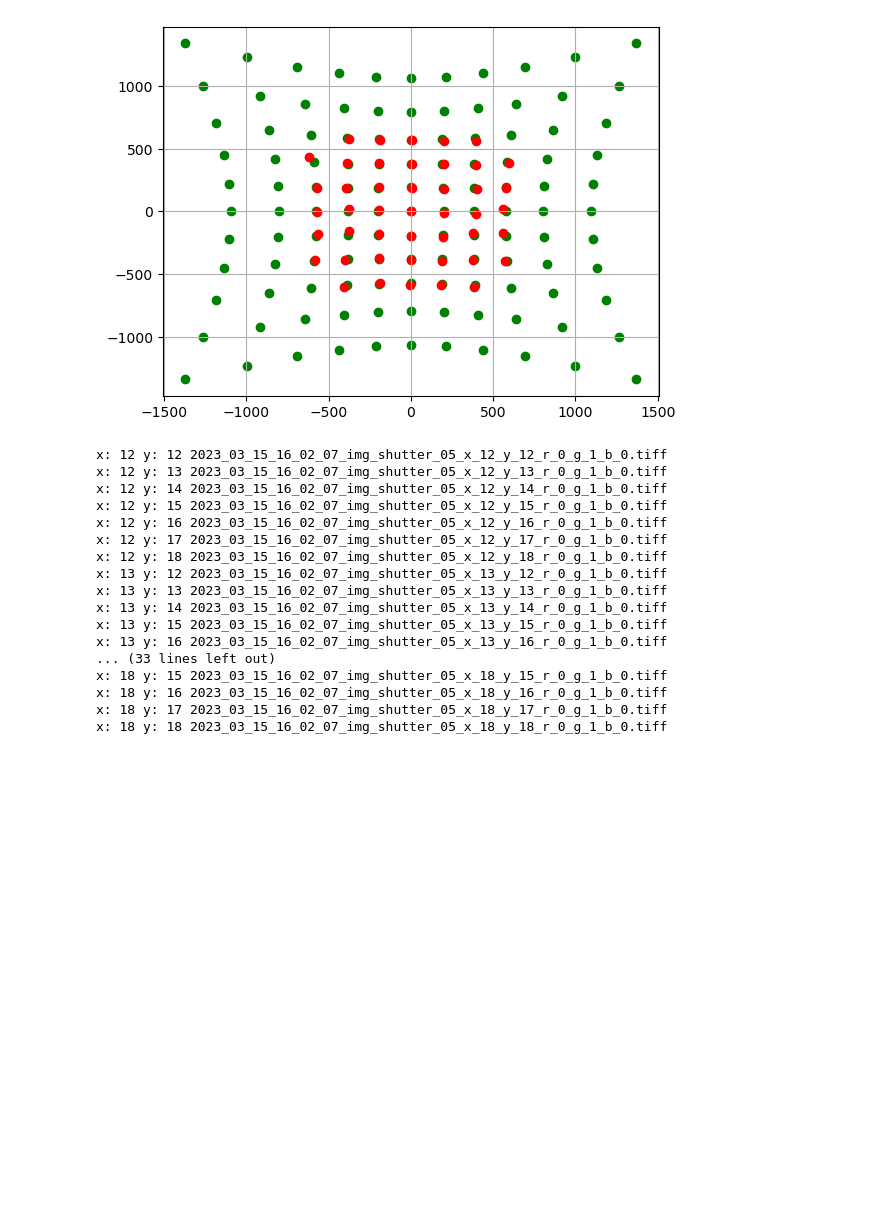
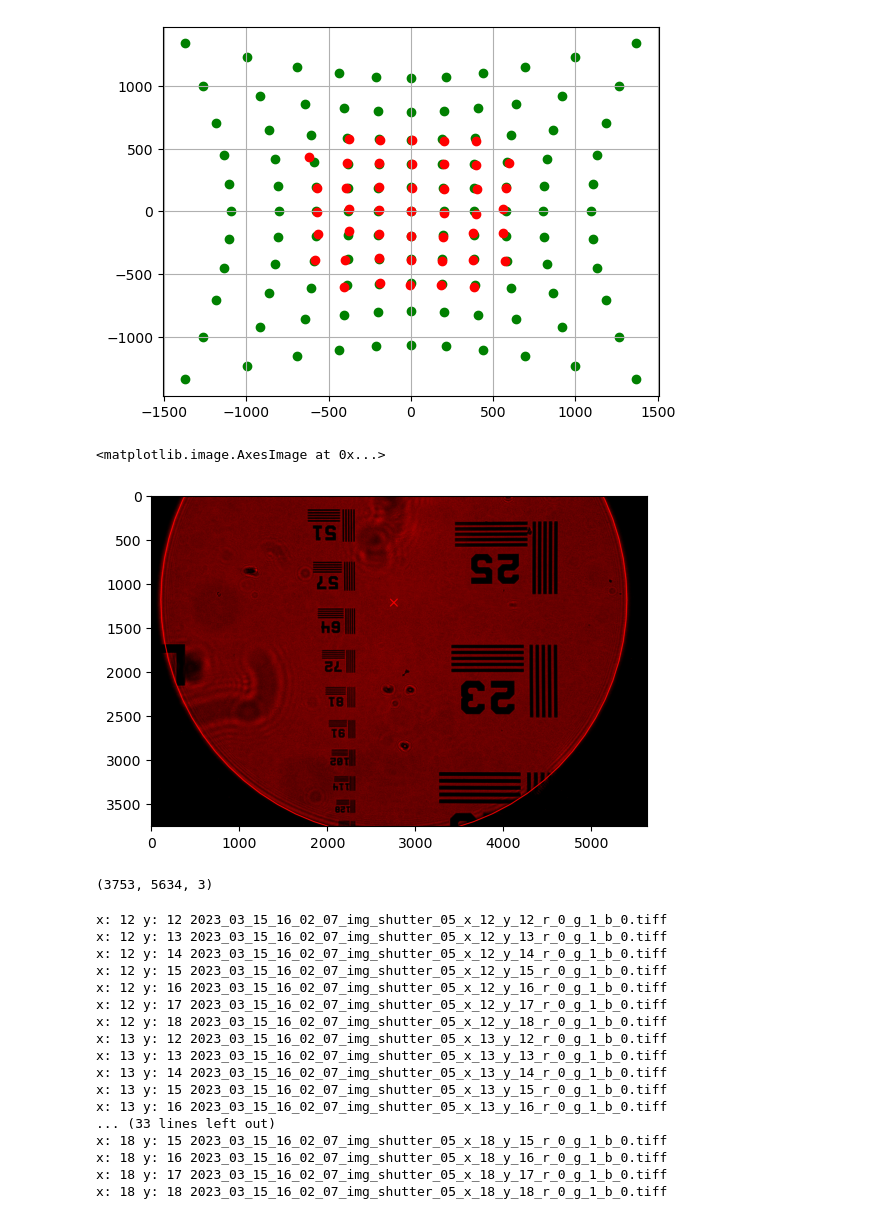
Before and after one commit to Muhammad-Kazim/Vignetting-Circle, a Jupyter notebook: big_figure.ipynb, the cells around one changed output. Cells and saved outputs as stored; diff of their text form; code cells hidden in the pictures; blank space fills up the shorter version.

```diff
--- a/big_figure.ipynb
+++ b/big_figure.ipynb
@@ -580,6 +580,36 @@ plt.scatter(distorted_points[:, 0], distorted_points[:, 1], color='red')
 plt.grid()
 # %% [output]
 [figure]
+# %%
+# 15, 15
+
+dir_path = "Z:/CSE\CSE-Research/Microscopy3D/CV_CSE_Collaboration/Results/CV_CSE/fpm_capture/output/2023_03_15/2023_03_15_16_02_07/"
+file_path = f"2023_03_15_16_02_07_img_shutter_05_x_15_y_15_r_1_g_0_b_0.tiff"
+
+img = cv2.imread(dir_path + file_path, cv2.IMREAD_UNCHANGED)
+b_img, g_img, r_img = cv2.split(img)
+
+g_img_8 = cv2.convertScaleAbs(g_img, alpha=(255/65535))
+b_img_8 = cv2.convertScaleAbs(b_img, alpha=(255/65535))
+r_img_8 = cv2.convertScaleAbs(r_img, alpha=(255/65535))
+
+temp = np.zeros_like(img, dtype=np.uint8)
+temp[:, :, 0] = r_img_8
+
+center_x, center_y = center_cords[15 - 12, 15 - 12]
+major_axis_length, minor_axis_length = axis_lens[15 - 12, 15 - 12]
+
+draw_cross(temp, (int(center_x), int(center_y)), (255, 0, 0), length=40, thickness=10)
+cv2.ellipse(temp, (int(center_x), int(center_y-30)), (int(major_axis_length), int(minor_axis_length)), 0, 0, 360, (255, 0, 0), 10)
+
+plt.imshow(temp)
+# %% [output]
+<matplotlib.image.AxesImage at 0x...>
+[figure, added]
+# %%
+img.shape
+# %% [output]
+(3753, 5634, 3)
 # %%
 fit_range = np.loadtxt(f'{save_arr_dir}fit_range.txt').reshape([7, 7])
 center_cords = np.loadtxt(f'{save_arr_dir}center.txt').reshape([7, 7, 2])
```
Also changed, not shown: 10 other files.
